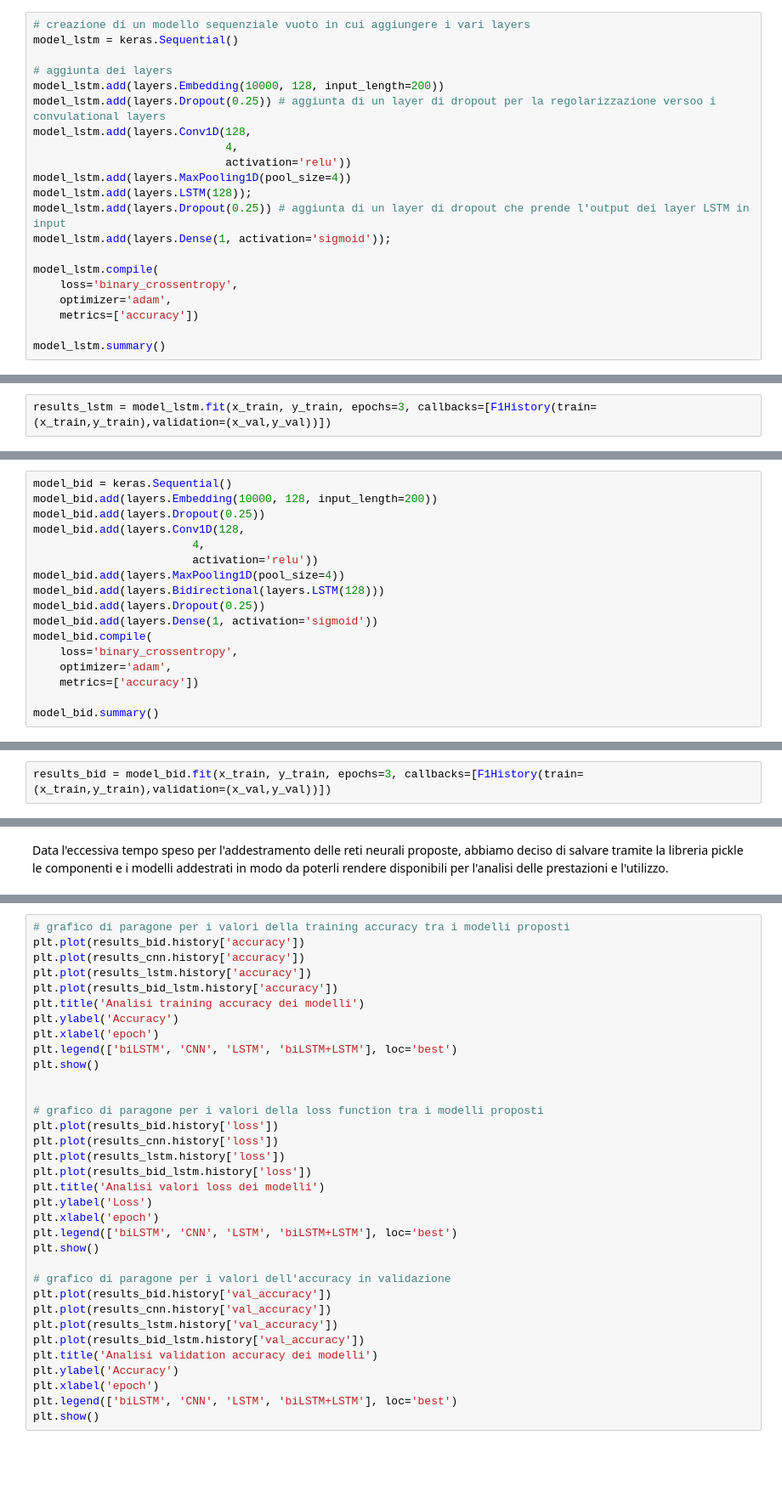
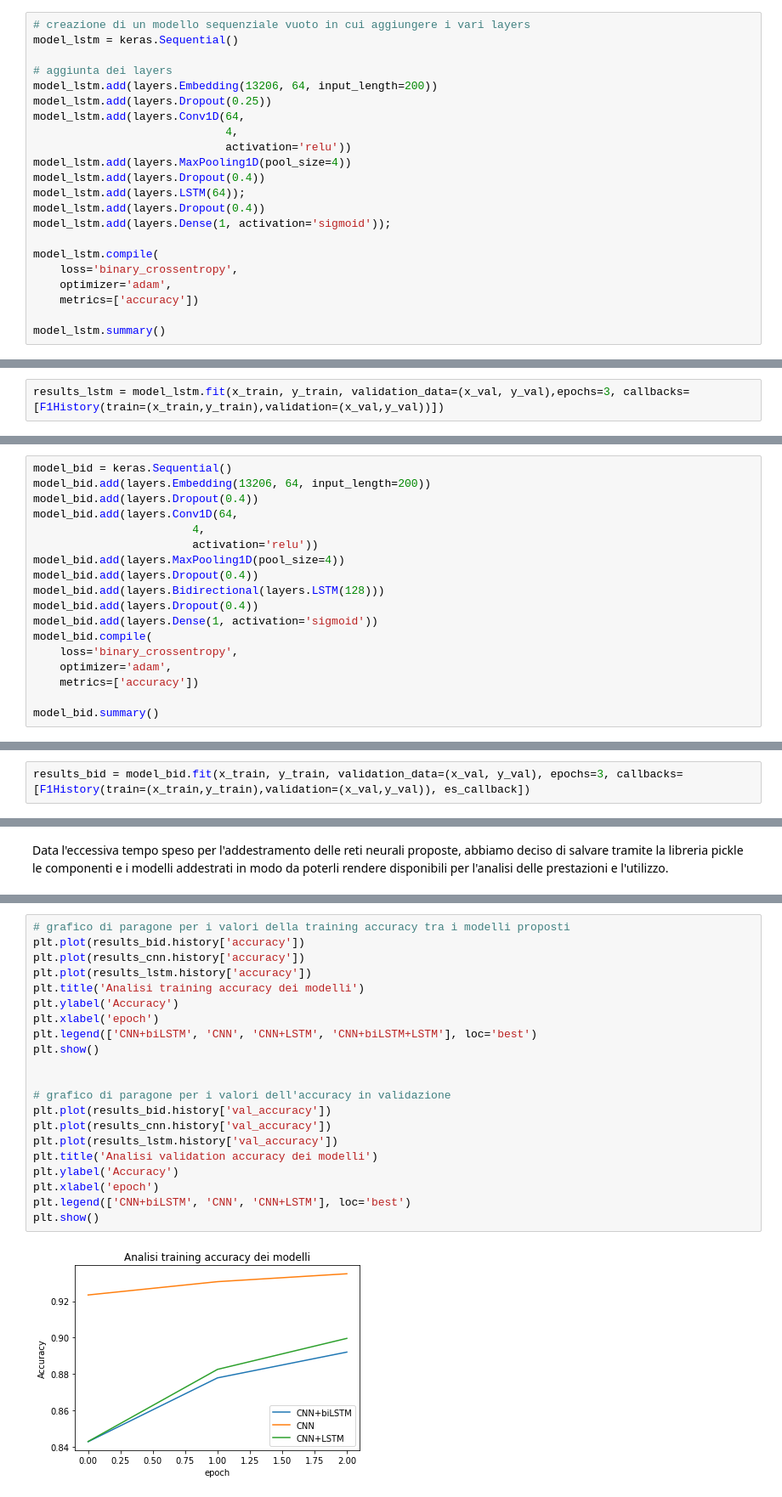
Before and after one commit to kode-git/sentiment-analysis-yelp, a Jupyter notebook: yelp_review_classification_nlp.ipynb, the cells around one changed output, grey strips where cells are left out. Shown at 85% size. Drawn from its saved outputs; the diff is of its cells as text; blank space fills up the shorter version.

Commit message:
Adding checkpoints and result analysis

```diff
--- a/yelp_review_classification_nlp.ipynb
+++ b/yelp_review_classification_nlp.ipynb
@@ -443,14 +634,15 @@ model_cnn.evaluate(x_test, y_test)
 model_lstm = keras.Sequential()
 
 # aggiunta dei layers
-model_lstm.add(layers.Embedding(10000, 128, input_length=200))
-model_lstm.add(layers.Dropout(0.25)) # aggiunta di un layer di dropout per la regolarizzazione versoo i convulational layers
-model_lstm.add(layers.Conv1D(128,
+model_lstm.add(layers.Embedding(13206, 64, input_length=200))
+model_lstm.add(layers.Dropout(0.25))
+model_lstm.add(layers.Conv1D(64,
                              4,
                              activation='relu'))
 model_lstm.add(layers.MaxPooling1D(pool_size=4))
-model_lstm.add(layers.LSTM(128));
-model_lstm.add(layers.Dropout(0.25)) # aggiunta di un layer di dropout che prende l'output dei layer LSTM in input
+model_lstm.add(layers.Dropout(0.4))
+model_lstm.add(layers.LSTM(64));
+model_lstm.add(layers.Dropout(0.4))
 model_lstm.add(layers.Dense(1, activation='sigmoid'));
 
 model_lstm.compile(
@@ -462,2 +672,2 @@ model_lstm.summary()
 # %%
-results_lstm = model_lstm.fit(x_train, y_train, epochs=3, callbacks=[F1History(train=(x_train,y_train),validation=(x_val,y_val))])
+results_lstm = model_lstm.fit(x_train, y_train, validation_data=(x_val, y_val),epochs=3, callbacks=[F1History(train=(x_train,y_train),validation=(x_val,y_val))])
@@ -468,13 +688,14 @@ model_lstm.evaluate(x_test, y_test)
 # %%
 model_bid = keras.Sequential()
-model_bid.add(layers.Embedding(10000, 128, input_length=200))
-model_bid.add(layers.Dropout(0.25))
-model_bid.add(layers.Conv1D(128,
+model_bid.add(layers.Embedding(13206, 64, input_length=200))
+model_bid.add(layers.Dropout(0.4))
+model_bid.add(layers.Conv1D(64,
                         4,
                         activation='relu'))
 model_bid.add(layers.MaxPooling1D(pool_size=4))
+model_bid.add(layers.Dropout(0.4))
 model_bid.add(layers.Bidirectional(layers.LSTM(128)))
-model_bid.add(layers.Dropout(0.25))
+model_bid.add(layers.Dropout(0.4))
 model_bid.add(layers.Dense(1, activation='sigmoid'))
 model_bid.compile(
     loss='binary_crossentropy',
@@ -485,2 +724,2 @@ model_bid.summary()
 # %%
-results_bid = model_bid.fit(x_train, y_train, epochs=3, callbacks=[F1History(train=(x_train,y_train),validation=(x_val,y_val))])
+results_bid = model_bid.fit(x_train, y_train, validation_data=(x_val, y_val), epochs=3, callbacks=[F1History(train=(x_train,y_train),validation=(x_val,y_val)), es_callback])
@@ -558,34 +799,23 @@ print(f"Risultati modello LSTM:\n {predictions_lstm}\n\n"+
 # %%
 # grafico di paragone per i valori della training accuracy tra i modelli proposti
 plt.plot(results_bid.history['accuracy'])
 plt.plot(results_cnn.history['accuracy'])
 plt.plot(results_lstm.history['accuracy'])
-plt.plot(results_bid_lstm.history['accuracy'])
 plt.title('Analisi training accuracy dei modelli')
 plt.ylabel('Accuracy')
 plt.xlabel('epoch')
-plt.legend(['biLSTM', 'CNN', 'LSTM', 'biLSTM+LSTM'], loc='best')
+plt.legend(['CNN+biLSTM', 'CNN', 'CNN+LSTM', 'CNN+biLSTM+LSTM'], loc='best')
 plt.show()
 
-
-# grafico di paragone per i valori della loss function tra i modelli proposti
-plt.plot(results_bid.history['loss'])
-plt.plot(results_cnn.history['loss'])
-plt.plot(results_lstm.history['loss'])
-plt.plot(results_bid_lstm.history['loss'])
-plt.title('Analisi valori loss dei modelli')
-plt.ylabel('Loss')
-plt.xlabel('epoch')
-plt.legend(['biLSTM', 'CNN', 'LSTM', 'biLSTM+LSTM'], loc='best')
-plt.show()
 
 # grafico di paragone per i valori dell'accuracy in validazione
 plt.plot(results_bid.history['val_accuracy'])
 plt.plot(results_cnn.history['val_accuracy'])
 plt.plot(results_lstm.history['val_accuracy'])
-plt.plot(results_bid_lstm.history['val_accuracy'])
 plt.title('Analisi validation accuracy dei modelli')
 plt.ylabel('Accuracy')
 plt.xlabel('epoch')
-plt.legend(['biLSTM', 'CNN', 'LSTM', 'biLSTM+LSTM'], loc='best')
+plt.legend(['CNN+biLSTM', 'CNN', 'CNN+LSTM'], loc='best')
 plt.show()
+# %% [output]
+[figure, added]
```
Also changed, not shown: parts of 48 cells of this notebook, 6 other files.
